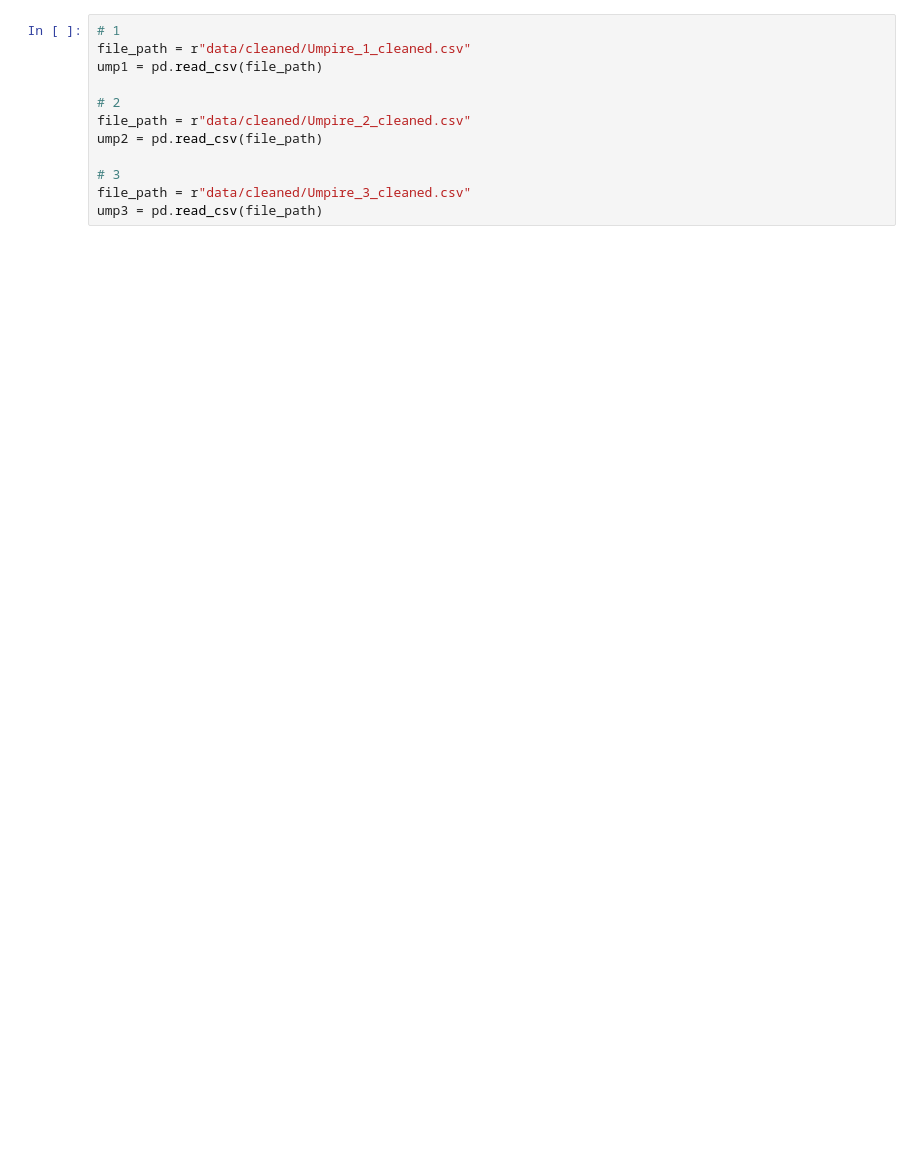
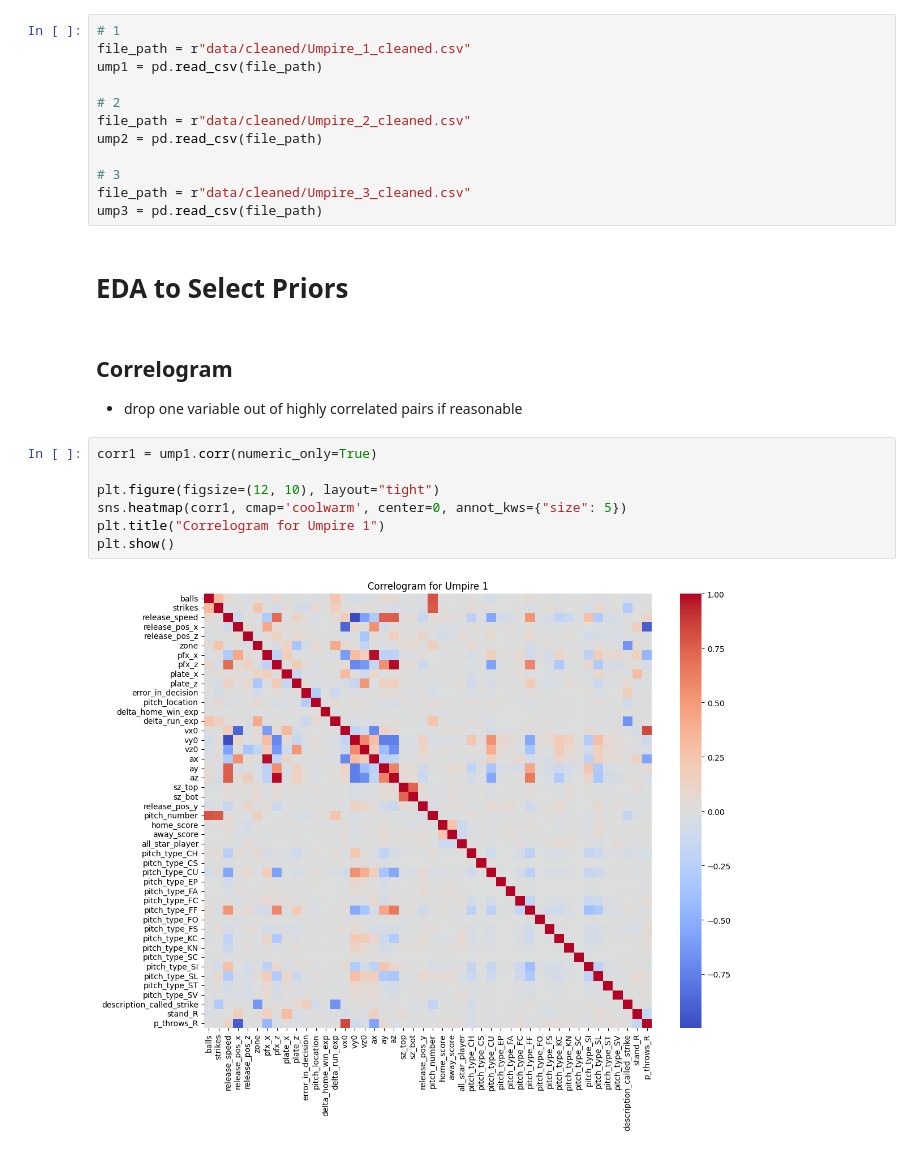
Before and after one commit to madelineshah4/ISEN427_Final, a Jupyter notebook: 01_Cleaning_EDA.ipynb, the cells around one changed output. Saved outputs shown, nothing was run; the diff lists cells and outputs as text; blank space fills up the shorter version.

```diff
--- a/01_Cleaning_EDA.ipynb
+++ b/01_Cleaning_EDA.ipynb
@@ -80,3 +81,17 @@ ump2 = pd.read_csv(file_path)
 # 3
 file_path = r"data/cleaned/Umpire_3_cleaned.csv"
 ump3 = pd.read_csv(file_path)
+# %% [markdown]
+# EDA to Select Priors
+# %% [markdown]
+## Correlogram
+- drop one variable out of highly correlated pairs if reasonable
+# %%
+corr1 = ump1.corr(numeric_only=True)
+
+plt.figure(figsize=(12, 10), layout="tight")
+sns.heatmap(corr1, cmap='coolwarm', center=0, annot_kws={"size": 5})
+plt.title("Correlogram for Umpire 1")
+plt.show()
+# %% [output]
+[figure, added]
```
Also changed, not shown: parts of 11 cells of this notebook, 3 other files.
